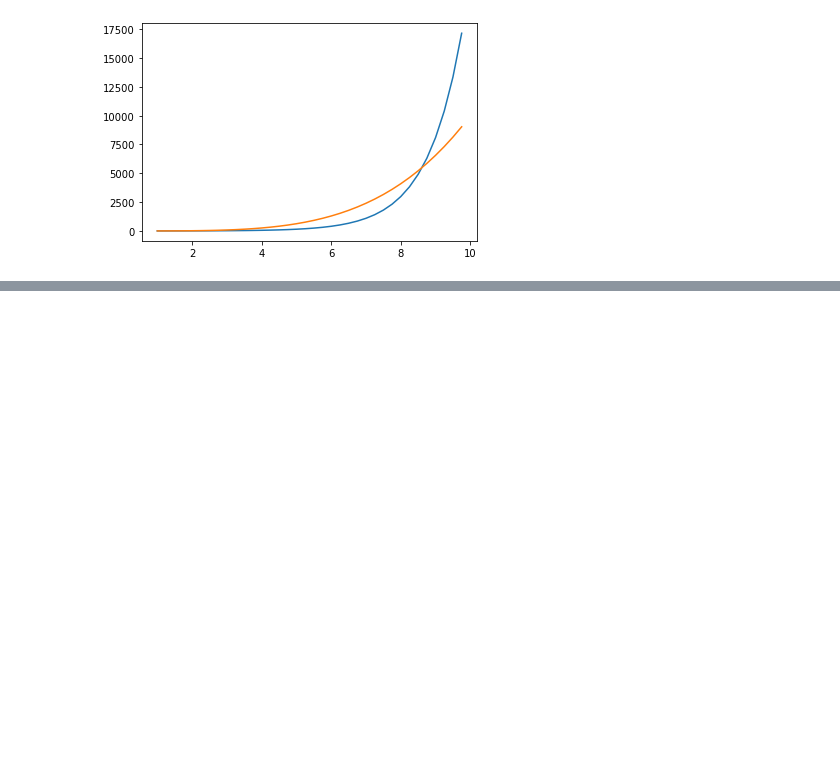
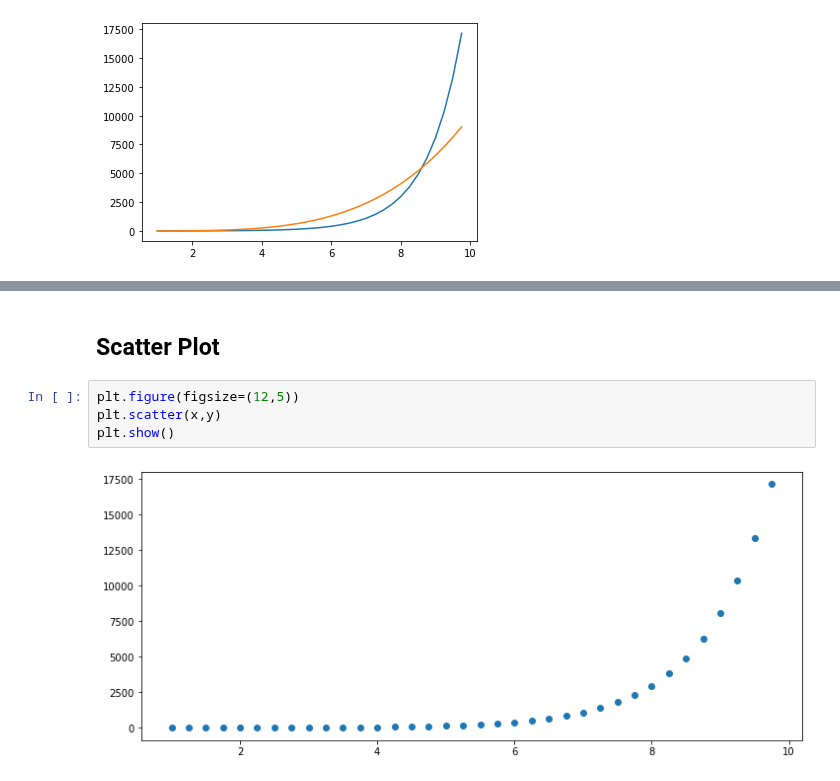
Before and after one commit to anshupandey/xebia_trainin_data, a Jupyter notebook: code10 - data Visualization with matplotlib.ipynb, the cells around one changed output, grey strips where cells are left out. Drawn from its saved outputs; the diff is of its cells as text; blank space fills up the shorter version.

```diff
--- a/code10 - data Visualization with matplotlib.ipynb
+++ b/code10 - data Visualization with matplotlib.ipynb
@@ -49,0 +51,8 @@ plt.show()
+# %% [markdown]
+## Scatter Plot
+# %%
+plt.figure(figsize=(12,5))
+plt.scatter(x,y)
+plt.show()
+# %% [output]
+[figure, added]
```
Also changed, not shown: parts of 16 cells of this notebook.
